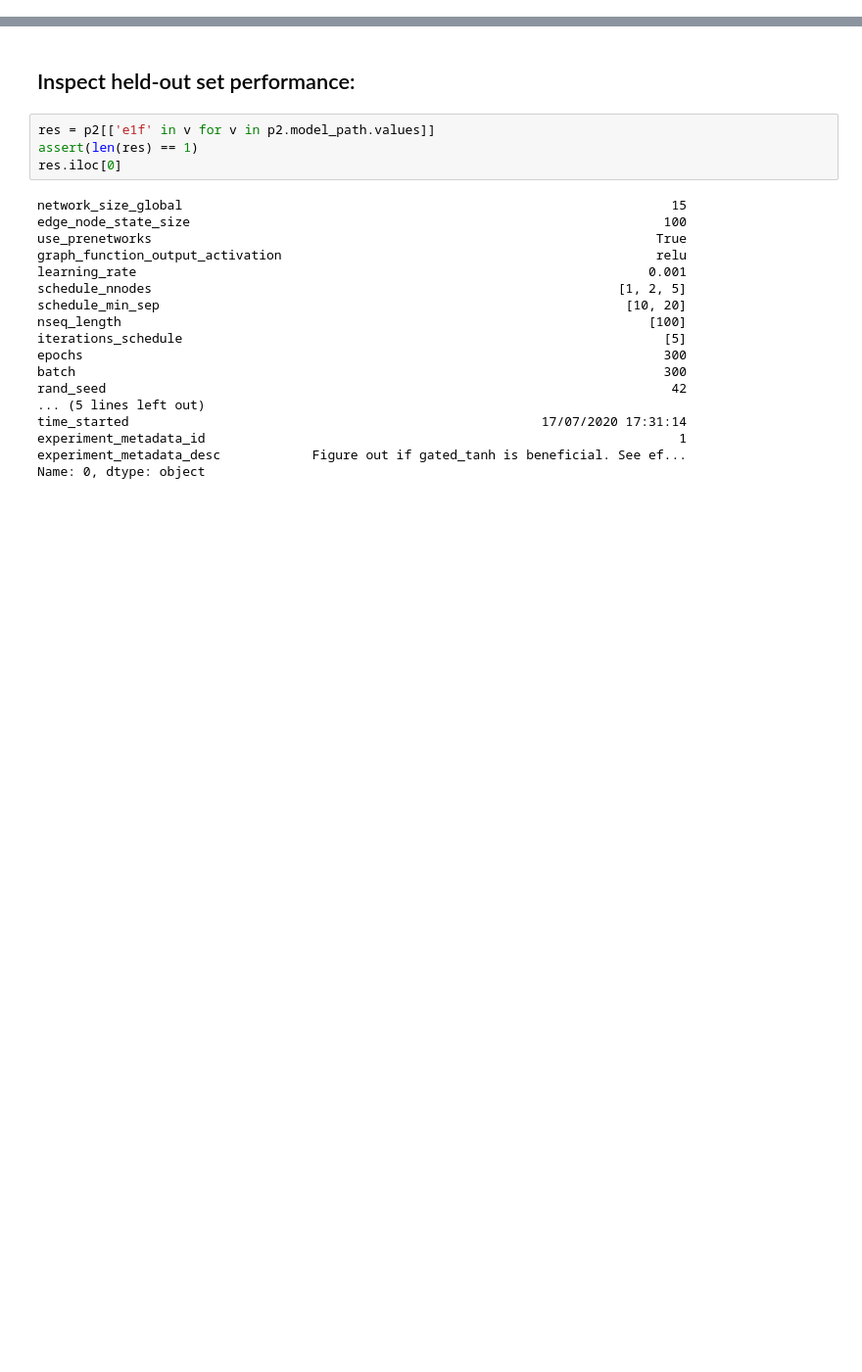
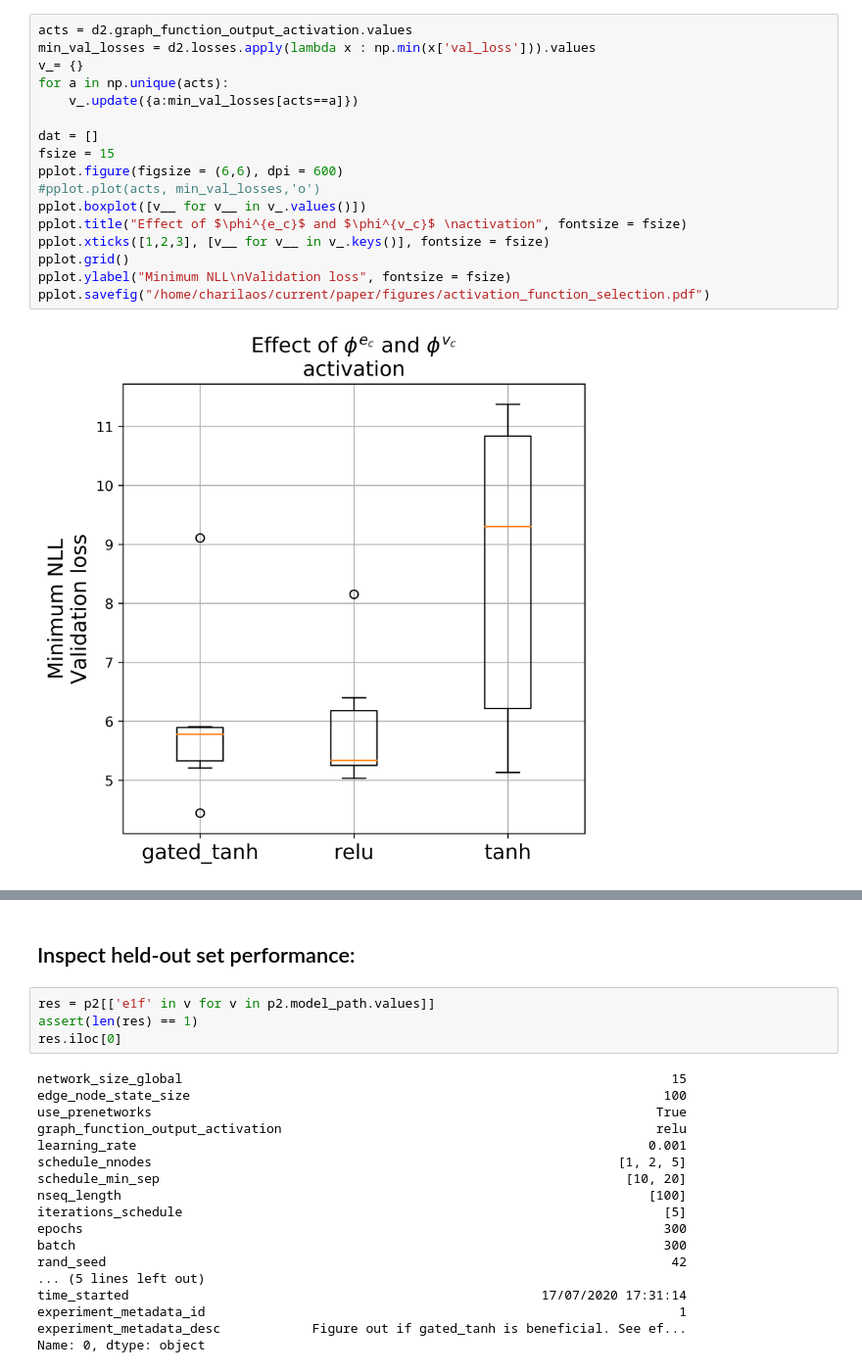
Before and after one commit to mylonasc/deep-rul-models, a Jupyter notebook: Hyperparameter_searches_inspect_trained_models.ipynb, the cells around one changed output, grey strips where cells are left out. Shown at 98% size. Drawn from its saved outputs; the diff is of its cells as text; blank space fills up the shorter version.

```diff
--- a/Hyperparameter_searches_inspect_trained_models.ipynb
+++ b/Hyperparameter_searches_inspect_trained_models.ipynb
@@ -32,0 +144,19 @@ Not supported! See/edit code.
+# %%
+acts = d2.graph_function_output_activation.values
+min_val_losses = d2.losses.apply(lambda x : np.min(x['val_loss'])).values
+v_= {}
+for a in np.unique(acts):
+    v_.update({a:min_val_losses[acts==a]})
+
+dat = []
+fsize = 15
+pplot.figure(figsize = (6,6), dpi = 600)
+#pplot.plot(acts, min_val_losses,'o')
+pplot.boxplot([v__ for v__ in v_.values()])
+pplot.title("Effect of $\phi^{e_c}$ and $\phi^{v_c}$ \nactivation", fontsize = fsize)
+pplot.xticks([1,2,3], [v__ for v__ in v_.keys()], fontsize = fsize)
+pplot.grid()
+pplot.ylabel("Minimum NLL\nValidation loss", fontsize = fsize)
+pplot.savefig("/home/charilaos/current/paper/figures/activation_function_selection.pdf")
+# %% [output]
+[figure, added]
```
Also changed, not shown: parts of 20 cells of this notebook, 8 other files.
